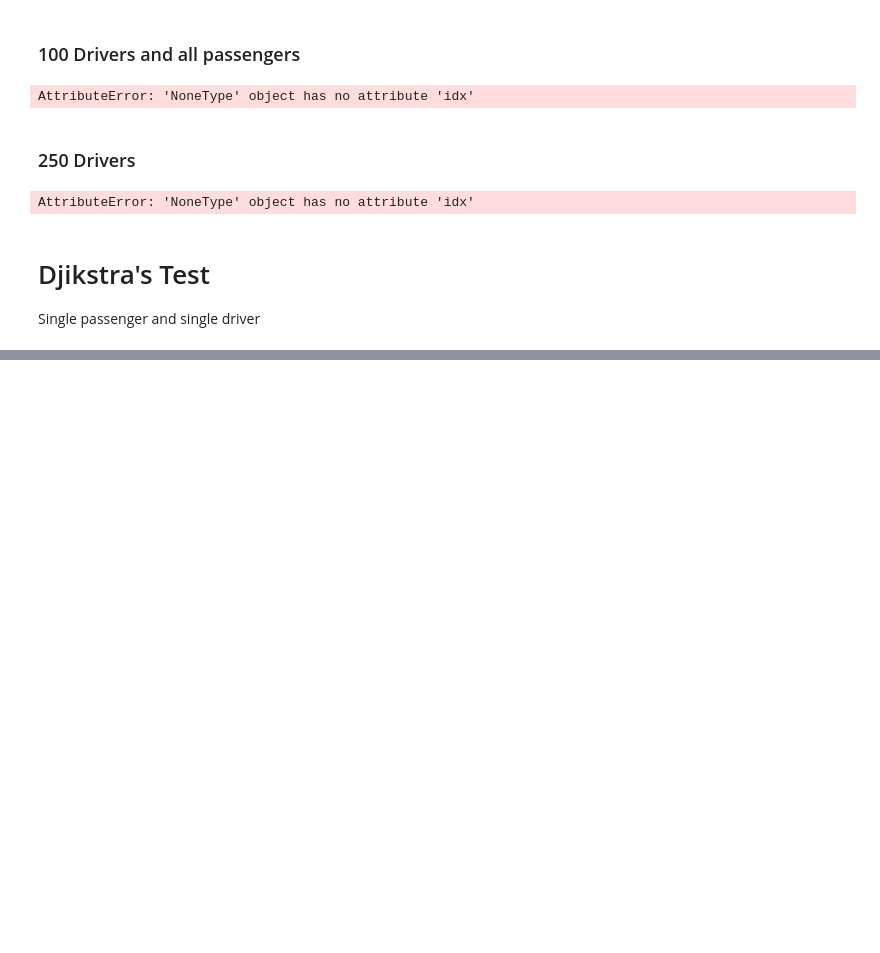
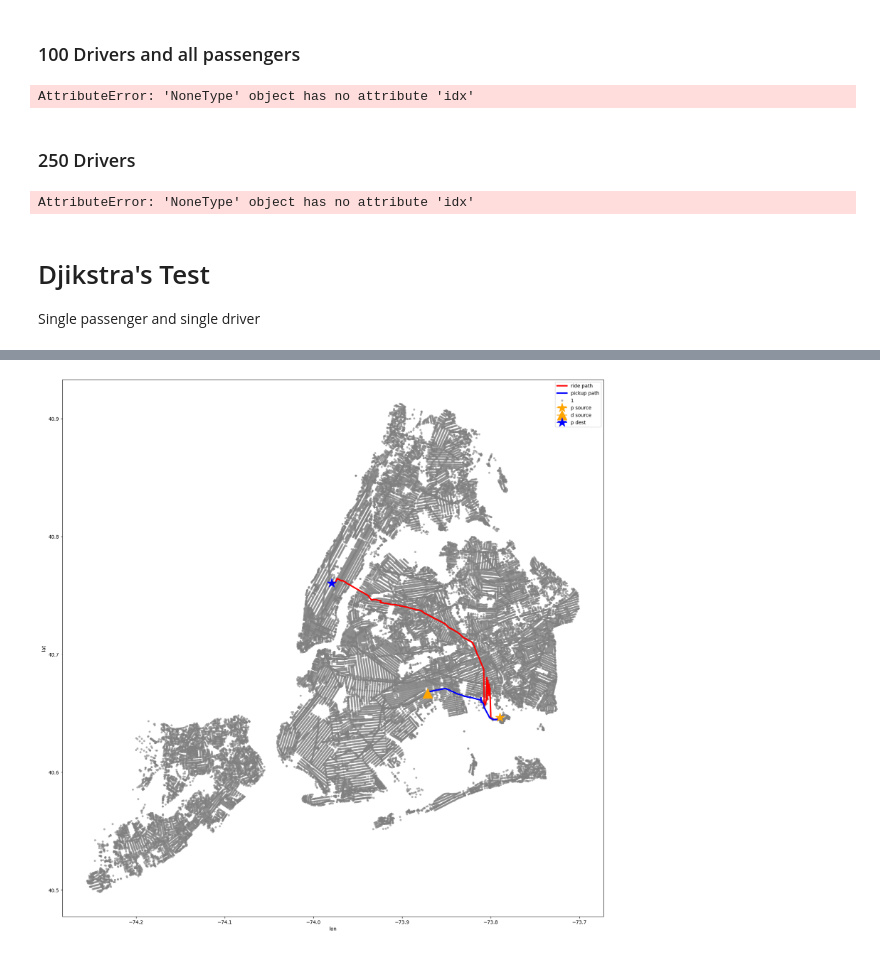
Before and after one commit to dmorales024/NotUber, a Jupyter notebook: task2.ipynb, the cells around one changed output, grey strips where cells are left out. Cells and saved outputs as stored; diff of their text form; code cells hidden in the pictures; blank space fills up the shorter version.

```diff
--- a/task2.ipynb
+++ b/task2.ipynb
@@ -709,7 +721,7 @@ print(vars(d1))
 # %%
 print('wait time (hours)', (d1.appear-p1.appear).total_seconds()/3600)
 print(d1.appear)
-pickup_times, pickup_parent = djikstras(d1.source_node, p1.source_node, p1.appear, 'weekday', p1.appear)
+pickup_times, pickup_parent = djikstras(d1.source_node, p1.source_node, p1.appear, 'weekday')
 pickup_time = pickup_times[p1.source_node]
 print('pickup time (hours):', pickup_time) #get time from source to destination
 pickup_path = get_path(pickup_parent, d1.source_node, p1.source_node) #retrieve path from parent dict
@@ -719,7 +731,7 @@ print(pickup_path_coords.head(5))
 current_time = p1.appear + timedelta(hours=pickup_time)
 d1.pickup_time += pickup_time
 
-time, parent = djikstras(p1.source_node, p1.dest_node, current_time, 'weekday', current_time)
+time, parent = djikstras(p1.source_node, p1.dest_node, current_time, 'weekday')
 print('route time (hours):', time[p1.dest_node]) #get time from source to destination
 path = get_path(parent, p1.source_node, p1.dest_node) #retrieve path from parent dict
 path_coords = nodes_df[nodes_df.index.isin(path)] #retrieve path coordinates (to verify graphically)
@@ -731,10 +762,14 @@ d1.get_profit()
 # %%
 #plot nodes and path coords
 plt.figure(figsize=(20, 20))
-sns.scatterplot(nodes_df, x='lon', y='lat', size=1, alpha=0.6, linewidth=0, label='node', color='grey')
 sns.lineplot(path_coords, x='lon', y='lat', color='red', alpha=1, label='ride path', lw=3)
 sns.lineplot(pickup_path_coords, x='lon', y='lat', color='blue', alpha=1, label='pickup path', lw=3)
-#plt.plot([p1.source[1]], [p1.source[0]], marker='*', color='orange', markersize=20, label='p source')
-#plt.plot([d1.source[1]], [d1.source[0]], marker='^', color='orange', markersize=20, label='d source')
-# plt.plot([p1.dest[1]], [p1.dest[0]], marker='*', color='blue', markersize=20, label='p dest')
+sns.scatterplot(nodes_df, x='lon', y='lat', size=1, alpha=0.6, linewidth=0, color='grey')
+plt.plot([p1.source[1]], [p1.source[0]], marker='*', color='orange', markersize=20, label='p source')
+plt.plot([d1.source[1]], [d1.source[0]], marker='^', color='orange', markersize=20, label='d source')
+plt.plot([p1.dest[1]], [p1.dest[0]], marker='*', color='blue', markersize=20, label='p dest')
 plt.legend()
+
+plt.savefig('Dijkstras.png')
+# %% [output]
+[figure, added]
```
Also changed, not shown: parts of 4 cells of this notebook, 6 other files.
